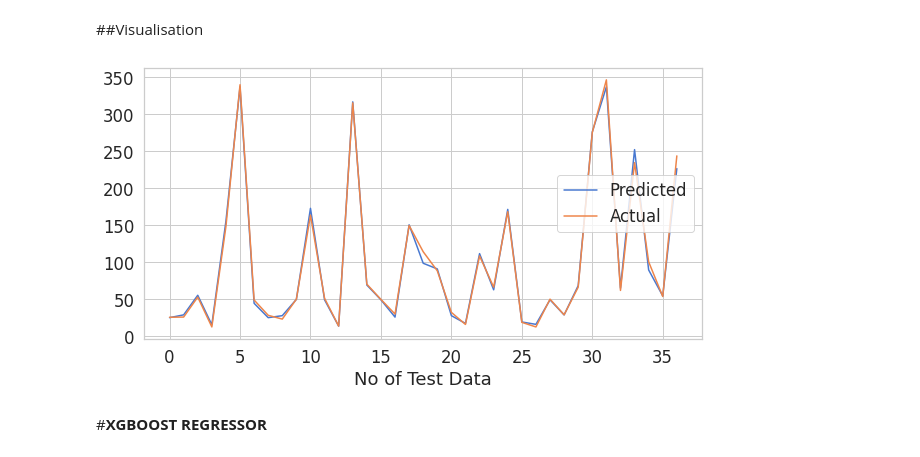
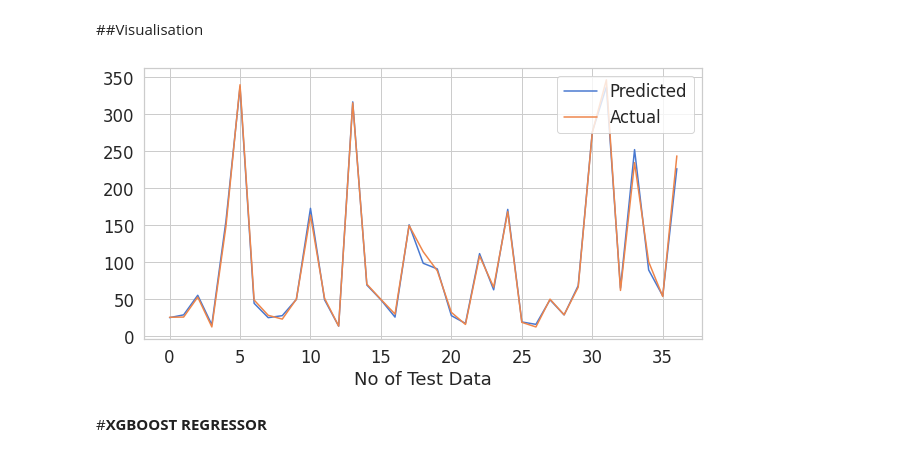
Before and after one commit to Aashishc-prog/Yes-Bank-Stock-Closing-Price-prediction-, a Jupyter notebook: Capstone_2_Yes_Bank_stock_closing_price_.ipynb, the cells around one changed output. Cells and saved outputs as stored; diff of their text form; code cells hidden in the pictures.

```diff
--- a/Capstone_2_Yes_Bank_stock_closing_price_.ipynb
+++ b/Capstone_2_Yes_Bank_stock_closing_price_.ipynb
@@ -593,13 +592,13 @@ i=i+1
 # %%
 #actual-predicted values plot
 plt.figure(figsize=(10,5))
 plt.plot(y_pred)
 plt.plot(np.array(y_test))
-plt.legend(["Predicted","Actual"])
+plt.legend(["Predicted","Actual"],loc = 'upper right')
 plt.xlabel('No of Test Data')
 plt.show()
 # %% [output]
-[figure, old version]
+[figure, new version]
 # %% [markdown]
 #**XGBOOST REGRESSOR**
 # %%
```
Also changed, not shown: parts of 11 cells of this notebook.
